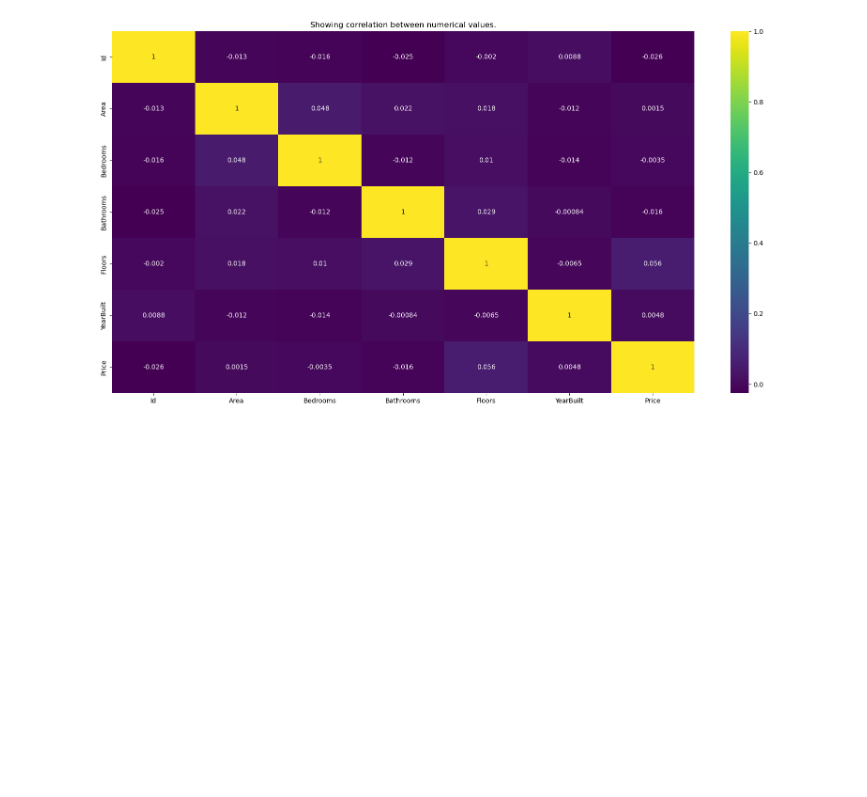
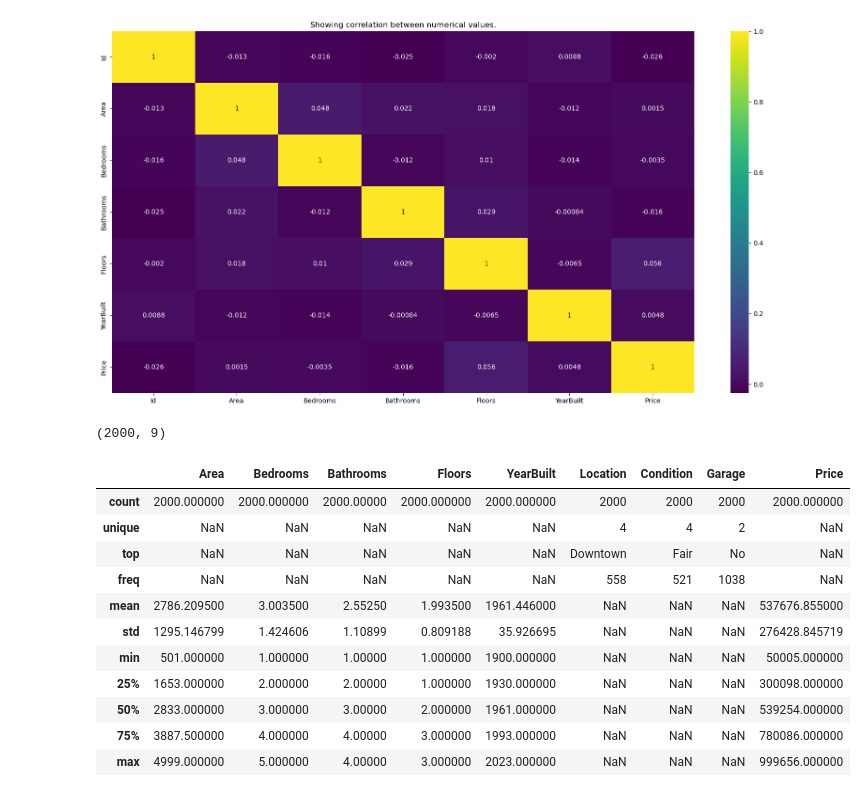
Before and after one commit to Hangthim-web/House-Price-Prediction, a Jupyter notebook: train_model.ipynb, the cells around one changed output. Saved outputs shown, nothing was run; the diff lists cells and outputs as text; code cells hidden in the pictures; blank space fills up the shorter version.

```diff
--- a/train_model.ipynb
+++ b/train_model.ipynb
@@ -76,3 +76,25 @@ plt.title("Showing correlation between numerical values.")
 plt.show()
 # %% [output]
 [figure]
+# %%
+#dropping column  id
+df.drop(columns=['Id'],inplace=True)
+# %%
+df.shape
+# %% [output]
+(2000, 9)
+# %%
+df.describe(include='all')
+# %% [output]
+|  | Area | Bedrooms | Bathrooms | Floors | YearBuilt | Location | Condition | Garage | Price |
+| count | 2000.000000 | 2000.000000 | 2000.00000 | 2000.000000 | 2000.000000 | 2000 | 2000 | 2000 | 2000.000000 |
+| unique | NaN | NaN | NaN | NaN | NaN | 4 | 4 | 2 | NaN |
+| top | NaN | NaN | NaN | NaN | NaN | Downtown | Fair | No | NaN |
+| freq | NaN | NaN | NaN | NaN | NaN | 558 | 521 | 1038 | NaN |
+| mean | 2786.209500 | 3.003500 | 2.55250 | 1.993500 | 1961.446000 | NaN | NaN | NaN | 537676.855000 |
+| std | 1295.146799 | 1.424606 | 1.10899 | 0.809188 | 35.926695 | NaN | NaN | NaN | 276428.845719 |
+| min | 501.000000 | 1.000000 | 1.00000 | 1.000000 | 1900.000000 | NaN | NaN | NaN | 50005.000000 |
+| 25% | 1653.000000 | 2.000000 | 2.00000 | 1.000000 | 1930.000000 | NaN | NaN | NaN | 300098.000000 |
+| 50% | 2833.000000 | 3.000000 | 3.00000 | 2.000000 | 1961.000000 | NaN | NaN | NaN | 539254.000000 |
+| 75% | 3887.500000 | 4.000000 | 4.00000 | 3.000000 | 1993.000000 | NaN | NaN | NaN | 780086.000000 |
+| max | 4999.000000 | 5.000000 | 4.00000 | 3.000000 | 2023.000000 | NaN | NaN | NaN | 999656.000000 |
```
Also changed, not shown: parts of 4 cells of this notebook.
